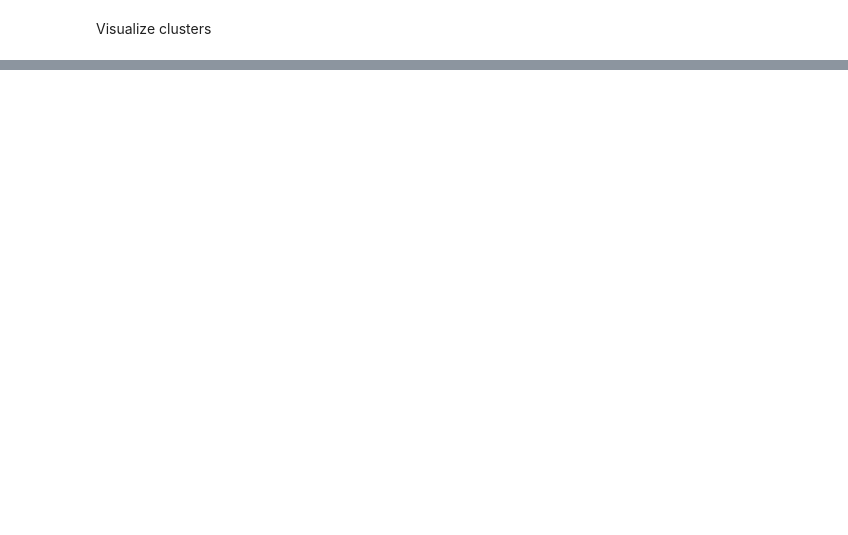
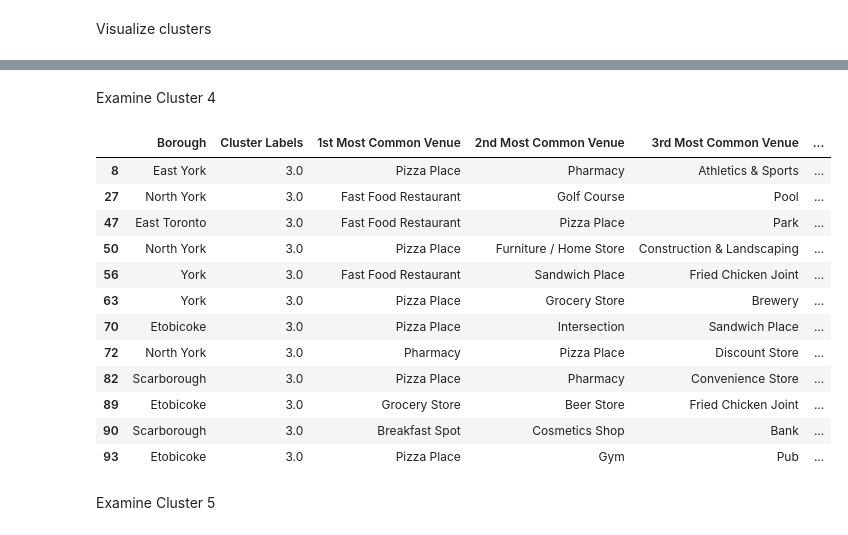
Before and after one commit to redakha/Coursera-IBM-week3, a Jupyter notebook: Coursera IBM Capstone - Week 3.ipynb, the cells around one changed output, grey strips where cells are left out. Saved outputs shown, nothing was run; the diff lists cells and outputs as text; code cells hidden in the pictures; blank space fills up the shorter version.

```diff
--- a/Coursera IBM Capstone - Week 3.ipynb
+++ b/Coursera IBM Capstone - Week 3.ipynb
@@ -399,0 +455,20 @@ map_clusters
+# %% [markdown]
+Examine Cluster 4
+# %%
+Toronto_merged.loc[Toronto_merged['Cluster Labels'] == 3, Toronto_merged.columns[[1] + list(range(5, Toronto_merged.shape[1]))]]
+# %% [output]
+|  | Borough | Cluster Labels | 1st Most Common Venue | 2nd Most Common Venue | 3rd Most Common Venue | ... |
+| 8 | East York | 3.0 | Pizza Place | Pharmacy | Athletics & Sports | ... |
+| 27 | North York | 3.0 | Fast Food Restaurant | Golf Course | Pool | ... |
+| 47 | East Toronto | 3.0 | Fast Food Restaurant | Pizza Place | Park | ... |
+| 50 | North York | 3.0 | Pizza Place | Furniture / Home Store | Construction & Landscaping | ... |
+| 56 | York | 3.0 | Fast Food Restaurant | Sandwich Place | Fried Chicken Joint | ... |
+| 63 | York | 3.0 | Pizza Place | Grocery Store | Brewery | ... |
+| 70 | Etobicoke | 3.0 | Pizza Place | Intersection | Sandwich Place | ... |
+| 72 | North York | 3.0 | Pharmacy | Pizza Place | Discount Store | ... |
+| 82 | Scarborough | 3.0 | Pizza Place | Pharmacy | Convenience Store | ... |
+| 89 | Etobicoke | 3.0 | Grocery Store | Beer Store | Fried Chicken Joint | ... |
+| 90 | Scarborough | 3.0 | Breakfast Spot | Cosmetics Shop | Bank | ... |
+| 93 | Etobicoke | 3.0 | Pizza Place | Gym | Pub | ... |
+# %% [markdown]
+Examine Cluster 5
```
Also changed, not shown: parts of 27 cells of this notebook.
